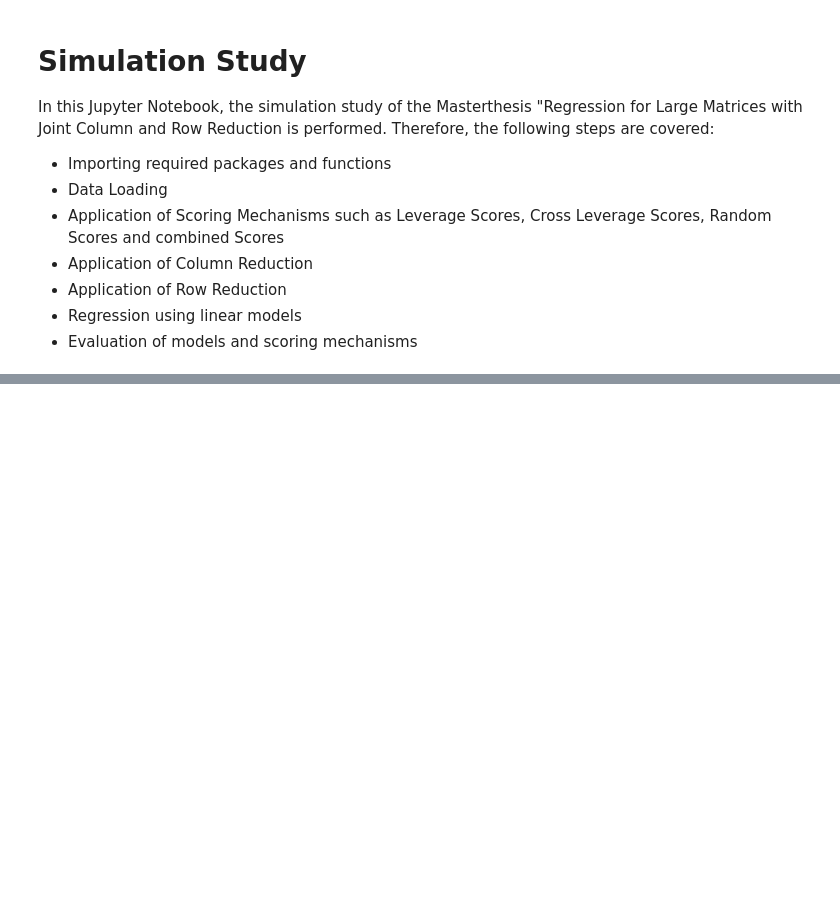
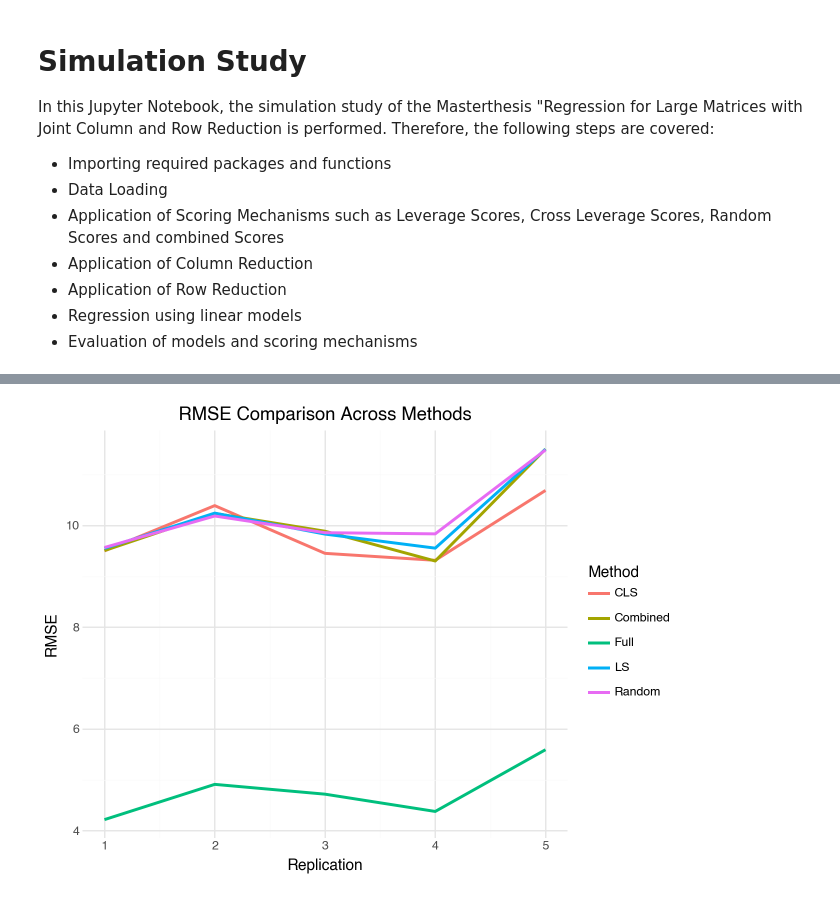
Before and after one commit to TimSchmale/Masterthesis-Schmale, a Jupyter notebook: Simulation Study.ipynb, the cells around one changed output, grey strips where cells are left out. Drawn from its saved outputs; the diff is of its cells as text; code cells hidden in the pictures; blank space fills up the shorter version.

```diff
--- a/Simulation Study.ipynb
+++ b/Simulation Study.ipynb
@@ -74,7 +79,7 @@ Shape of Training Data:  (50, 500)
 random.seed(1)
 
 ## set the basis parameters
-k = 10
+k = 100
 # %%
 #==============================================================================================
 # Scoring Mechanisms: Application of different scoring functions to the training data
@@ -212,12 +233,8 @@ rmse_ls = []
 rmse_cls = []
 rmse_rs = []
 rmse_cs = []
-for i in range(1):
-    print("LS",i)
+for i in range(5):
     rmse_ls.append(np.sqrt(mean_squared_error(y_test[i], predictions_ls[i])))
-    print("CLS",i)
     rmse_cls.append(np.sqrt(mean_squared_error(y_test[i], predictions_cls[i])))
-    print("RS",i)
     rmse_rs.append(np.sqrt(mean_squared_error(y_test[i], predictions_rs[i])))
-    print("CS",i)
     rmse_cs.append(np.sqrt(mean_squared_error(y_test[i], predictions_cs[i])))
@@ -225,0 +300,27 @@ KeyError: 'y'
+# %%
+#==============================================================================================
+# RMSE Plotting: Building a Line Chart over the RMSE values by Replication
+#==============================================================================================
+
+# Index = Replikation (x-Achse)
+rmse_df["Replication"] = np.arange(1, len(rmse_ls) + 1)
+
+# Von wide → long
+rmse_long = rmse_df.melt(
+    id_vars="Replication",
+    var_name="Method",
+    value_name="RMSE"
+)
+p_line = (
+    ggplot(rmse_long, aes(x="Replication", y="RMSE", color="Method"))
+    + geom_line(size=1.2)
+    + theme_minimal()
+    + labs(
+        title="RMSE Comparison Across Methods",
+        x="Replication",
+        y="RMSE"
+    )
+)
+display(p_line)
+# %% [output]
+[figure, added]
```
Also changed, not shown: parts of 6 cells of this notebook, 1 other file.
